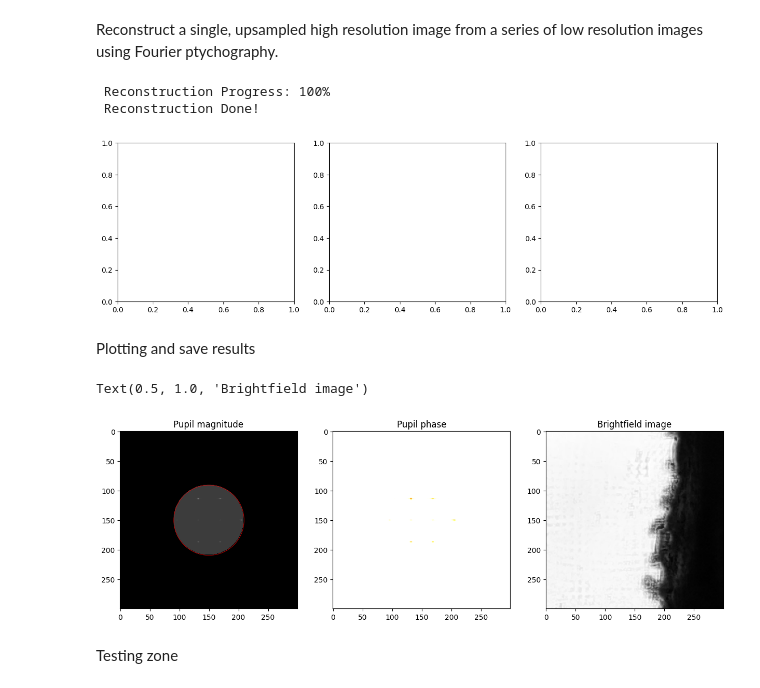
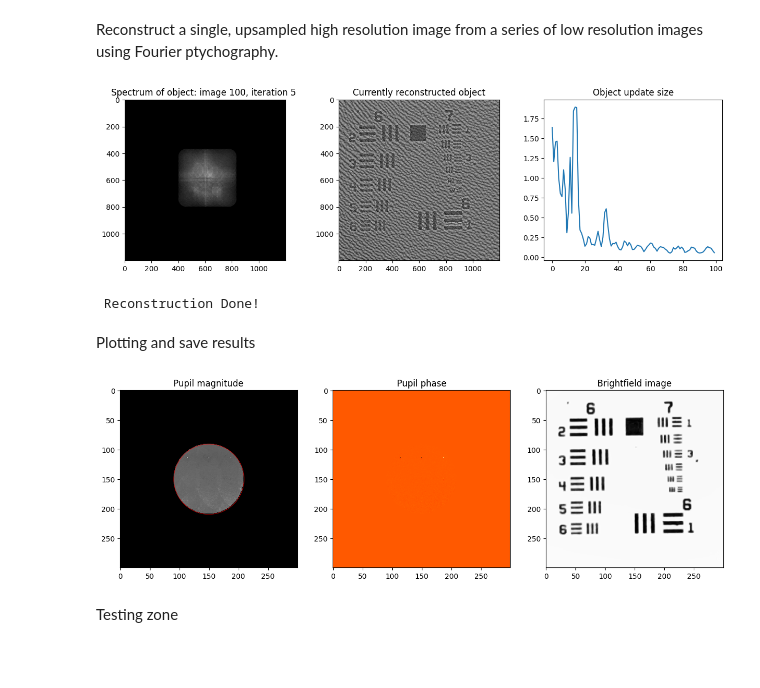
Before and after one commit to willtaylor072/Will_Taylor_FPM_4YP-main, a Jupyter notebook: reconstruction.ipynb, the cells around one changed output. Saved outputs shown, nothing was run; the diff lists cells and outputs as text; code cells hidden in the pictures; blank space fills up the shorter version.

```diff
--- a/reconstruction.ipynb
+++ b/reconstruction.ipynb
@@ -16,8 +16,8 @@ import importlib
 importlib.reload(fpm)
 
 # Load image data into an array
-data_path = 'data/zea_root'
-grid_size = 5 # 1 -> 16, determines how many images to reconstruct with, beyond 12x12 grid images are mostly useless
+data_path = 'data/usaf_1'
+grid_size = 10 # 1 -> 16, determines how many images to reconstruct with, beyond 12x12 grid images are mostly useless
 img_size = 300 # Size of low res image (original or crop)
 crop_x = 0 # From left
 crop_y = 0 # From top
@@ -48,7 +48,7 @@ WLENGTH = 550e-9 # Central wavelength of LED light, m
 # Derived variables
 f_cutoff = 2*NA/WLENGTH # Highest spatial frequency we can resolve in the optical system due to diffraction, lp/m
 f_sampling = 1/PIX_SIZE # Sampling frequency (based on sensor pixel size and magnification), lp/m
-x_abs = (x_coords - x_coords[0]+0.5) * LED_P # x distances of LEDs from center LED and optical axis
+x_abs = (x_coords - x_coords[0]) * LED_P # x distances of LEDs from center LED and optical axis
 y_abs = (y_coords - y_coords[0]) * LED_P # y distances
 
 # Size of object image (for given parameters upsampling is between 2 and 5 depending on grid_size)
@@ -77,9 +77,9 @@ fig, axes = plt.subplots(1,3,figsize=(15,4))
 # Set parameters for reconstruction algorithm
 options = {
     'max_iter': 5, # Number of iterations
-    'alpha': 1, # Regularisation parameter for object update, <10
+    'alpha': 5, # Regularisation parameter for object update, <10
     'beta': 1, # Regularisation parameter for pupil update, >1
-    'plot_mode': 0, # 0, off; 2, plot every image; 3, plot every iteration (notebook version)
+    'plot_mode': 3, # 0, off; 2, plot every image; 3, plot every iteration (notebook version)
     'quality_threshold': 0, # Will only use images with dynamic range greater than this (set to 0 to use all images)
     'moderator_on': False, # Will reduce impact on object update from low information images (helps stability)
     'LED_correction': False, # Adjust LED positions (kx,ky)
@@ -96,9 +96,8 @@ rec_obj,rec_pupil,kx_updated,ky_updated = fpm.reconstruct(images, kx, ky, obj, p
 # ky = np.load(os.path.join(data_path,'ky_updated.npy'))
 # rec_obj,rec_pupil,_,_ = reconstruct(images, kx, ky, obj, pupil, options, fig, axes)
 # %% [output]
+[figure, new version]
- Reconstruction Progress: 100%
  Reconstruction Done!
-[figure, old version]
 # %% [markdown]
 Plotting and save results
 # %%
@@ -109,46 +108,45 @@ fig, axes = plt.subplots(1, 3, figsize=(15,15))
 obj_mag = np.abs(rec_obj) # Magnitude
 obj_arg = np.angle(rec_obj) # Phase
 
 # Recovered pupil
 pupil_mag = np.abs(rec_pupil)
 pupil_arg = np.angle(rec_pupil)
 
 # # Show object
 # axes[0].imshow(obj_mag,cmap='gray')
 # axes[0].set_title('Object magnitude')
 # axes[1].imshow(obj_arg, cmap='hot') # Heatmap for phase information
 # axes[1].set_title('Object phase')
 
 # Show pupil
 axes[0].imshow(pupil_mag,cmap='gray')
 axes[0].set_title('Pupil magnitude')
 axes[1].imshow(pupil_arg, cmap='hot') # Heatmap for phase information
 axes[1].set_title('Pupil phase')
 circle = patches.Circle((150,150),radius=pupil_radius,linewidth =0.5, edgecolor='red',facecolor='none')
 axes[0].add_patch(circle) # Ensure pupil radius is correct
 
 # Show brighfield
 axes[2].imshow(brightfield, cmap='gray')
 axes[2].set_title('Brightfield image')
 
 ######################
 
-# # Save results (object)
-# obj_mag = obj_mag / np.max(np.abs(obj_mag)) # Normalise
-# obj_mag = (obj_mag * 255).astype(np.uint8)
-# obj_mag = Image.fromarray(obj_mag)
-# obj_mag.save('results/recent/magnitude.png')
+# Save results (object)
+obj_mag = obj_mag / np.max(np.abs(obj_mag)) # Normalise
+obj_mag = (obj_mag * 255).astype(np.uint8)
+obj_mag = Image.fromarray(obj_mag)
+obj_mag.save('results/recent/magnitude.png')
 
-# obj_arg = plt.cm.hot(obj_arg)  # Necessary for saving image
-# obj_arg = (obj_arg * 255).astype(np.uint8)
-# obj_arg = Image.fromarray(obj_arg)
-# obj_arg.save('results/recent/phase.png',format='PNG')
+obj_arg = plt.cm.hot(obj_arg)  # Necessary for saving image
+obj_arg = (obj_arg * 255).astype(np.uint8)
+obj_arg = Image.fromarray(obj_arg)
+obj_arg.save('results/recent/phase.png',format='PNG')
 
-# bf = Image.open(os.path.join(data_path,'brightfield.png'))
-# bf.save('results/recent/brightfield.png')
+bf = Image.open(os.path.join(data_path,'brightfield.png'))
+bf.save('results/recent/brightfield.png')
 # %% [output]
-Text(0.5, 1.0, 'Brightfield image')
-[figure, old version]
+[figure, new version]
 # %% [markdown]
 Testing zone
 # %%
```
Also changed, not shown: 4 other files.
